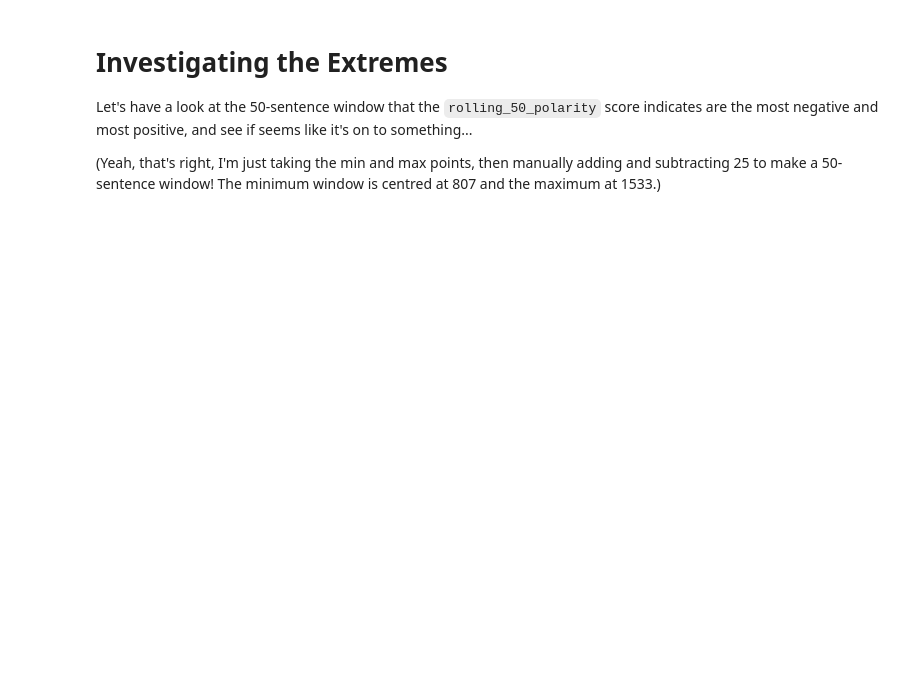
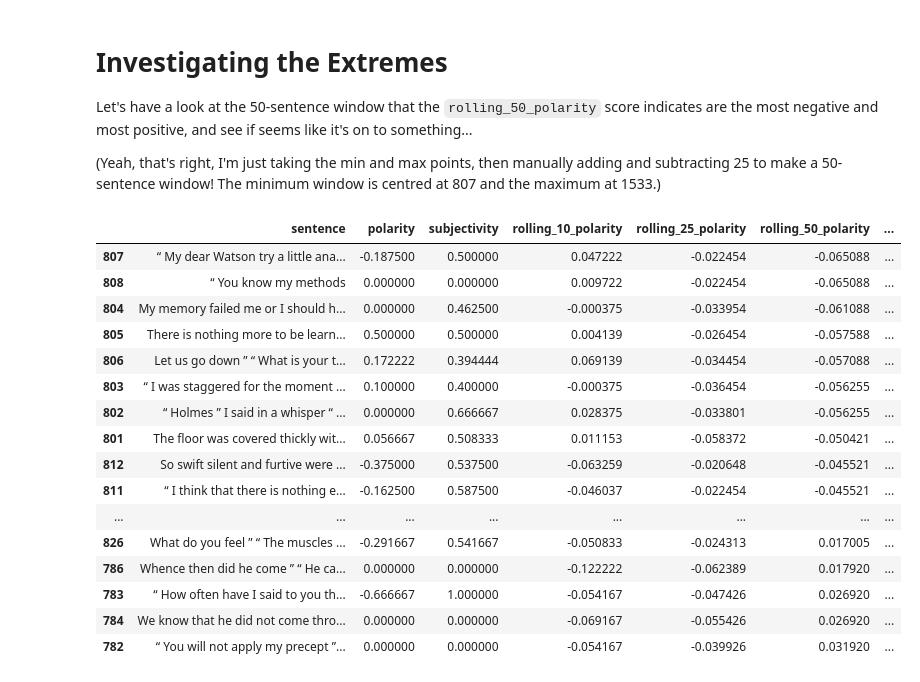
Before and after one commit to dash-carrera/eng2860-fall-2023, a Jupyter notebook: week11/lecture/W11_lecture.ipynb, the cells around one changed output. Cells and saved outputs as stored; diff of their text form; code cells hidden in the pictures; blank space fills up the shorter version.

```diff
--- a/week11/lecture/W11_lecture.ipynb
+++ b/week11/lecture/W11_lecture.ipynb
@@ -127,7 +269,24 @@ Let's have a look at the 50-sentence window that the `rolling_50_polarity` score
 
 (Yeah, that's right, I'm just taking the min and max points, then manually adding and subtracting 25 to make a 50-sentence window! The minimum window is centred at 807 and the maximum at 1533.)
 # %%
-sot4_sentence_sentiment_df[782:832]
-#.sort_values(by='rolling_50_polarity', ascending=False)
+sot4_sentence_sentiment_df[782:832].sort_values(by='rolling_50_polarity', ascending=True)
+# %% [output]
+|  | sentence | polarity | subjectivity | rolling_10_polarity | rolling_25_polarity | rolling_50_polarity | ... |
+| 807 | “ My dear Watson try a little ana... | -0.187500 | 0.500000 | 0.047222 | -0.022454 | -0.065088 | ... |
+| 808 | “ You know my methods | 0.000000 | 0.000000 | 0.009722 | -0.022454 | -0.065088 | ... |
+| 804 | My memory failed me or I should h... | 0.000000 | 0.462500 | -0.000375 | -0.033954 | -0.061088 | ... |
+| 805 | There is nothing more to be learn... | 0.500000 | 0.500000 | 0.004139 | -0.026454 | -0.057588 | ... |
+| 806 | Let us go down ” “ What is your t... | 0.172222 | 0.394444 | 0.069139 | -0.034454 | -0.057088 | ... |
+| 803 | “ I was staggered for the moment ... | 0.100000 | 0.400000 | -0.000375 | -0.036454 | -0.056255 | ... |
+| 802 | “ Holmes ” I said in a whisper “ ... | 0.000000 | 0.666667 | 0.028375 | -0.033801 | -0.056255 | ... |
+| 801 | The floor was covered thickly wit... | 0.056667 | 0.508333 | 0.011153 | -0.058372 | -0.050421 | ... |
+| 812 | So swift silent and furtive were ... | -0.375000 | 0.537500 | -0.063259 | -0.020648 | -0.045521 | ... |
+| 811 | “ I think that there is nothing e... | -0.162500 | 0.587500 | -0.046037 | -0.022454 | -0.045521 | ... |
+| ... | ... | ... | ... | ... | ... | ... | ... |
+| 826 | What do you feel ” “ The muscles ... | -0.291667 | 0.541667 | -0.050833 | -0.024313 | 0.017005 | ... |
+| 786 | Whence then did he come ” “ He ca... | 0.000000 | 0.000000 | -0.122222 | -0.062389 | 0.017920 | ... |
+| 783 | “ How often have I said to you th... | -0.666667 | 1.000000 | -0.054167 | -0.047426 | 0.026920 | ... |
+| 784 | We know that he did not come thro... | 0.000000 | 0.000000 | -0.069167 | -0.055426 | 0.026920 | ... |
+| 782 | “ You will not apply my precept ”... | 0.000000 | 0.000000 | -0.054167 | -0.039926 | 0.031920 | ... |
 # %%
 sot4_sentence_sentiment_df[1508:1558]
```
Also changed, not shown: parts of 34 cells of this notebook.
